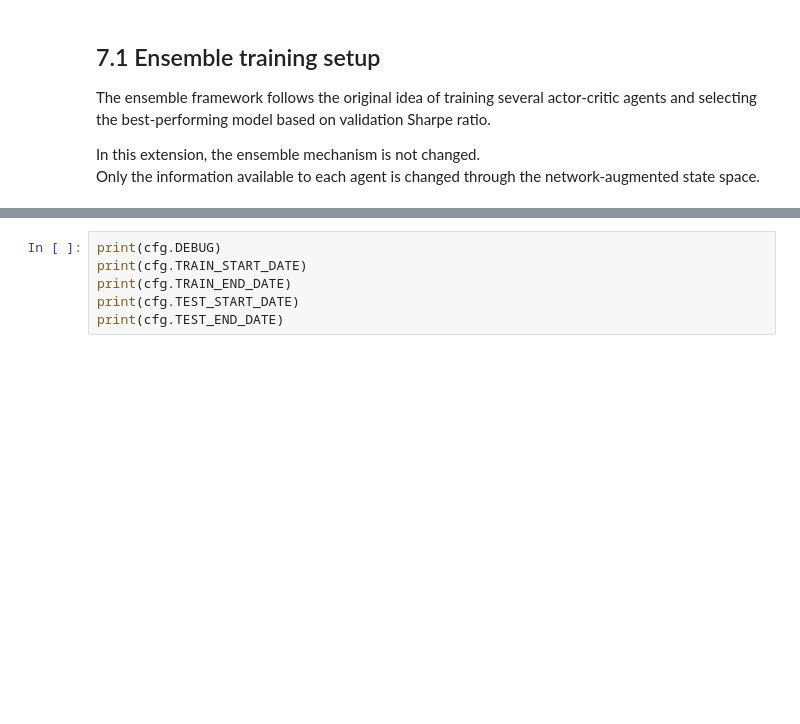
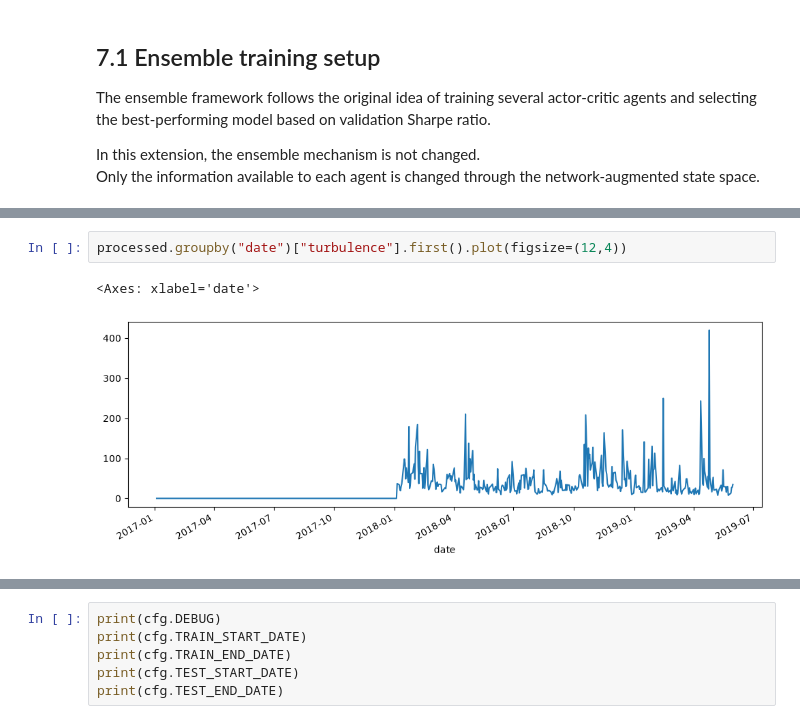
Before and after one commit to Trisrobi/MasterThesis, a Jupyter notebook: V0_Baseline.ipynb, the cells around one changed output, grey strips where cells are left out. Drawn from its saved outputs; the diff is of its cells as text; blank space fills up the shorter version.

```diff
--- a/V0_Baseline.ipynb
+++ b/V0_Baseline.ipynb
@@ -1143,0 +1271,5 @@ df_summary_gnn_test = ensemble_agent.run_ensemble_strategy(
+# %%
+processed.groupby("date")["turbulence"].first().plot(figsize=(12,4))
+# %% [output]
+<Axes: xlabel='date'>
+[figure, added]
```
Also changed, not shown: parts of 41 cells of this notebook, 5 other files.
